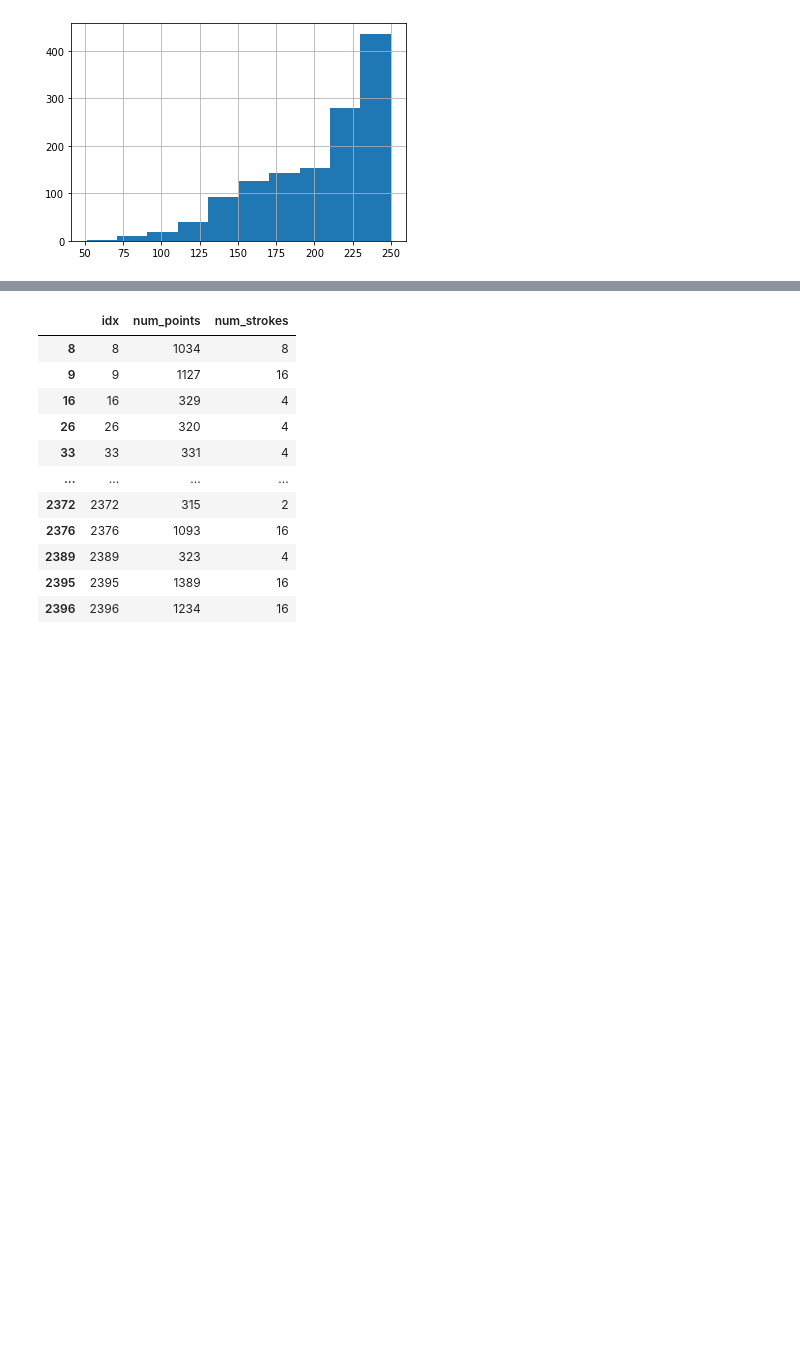
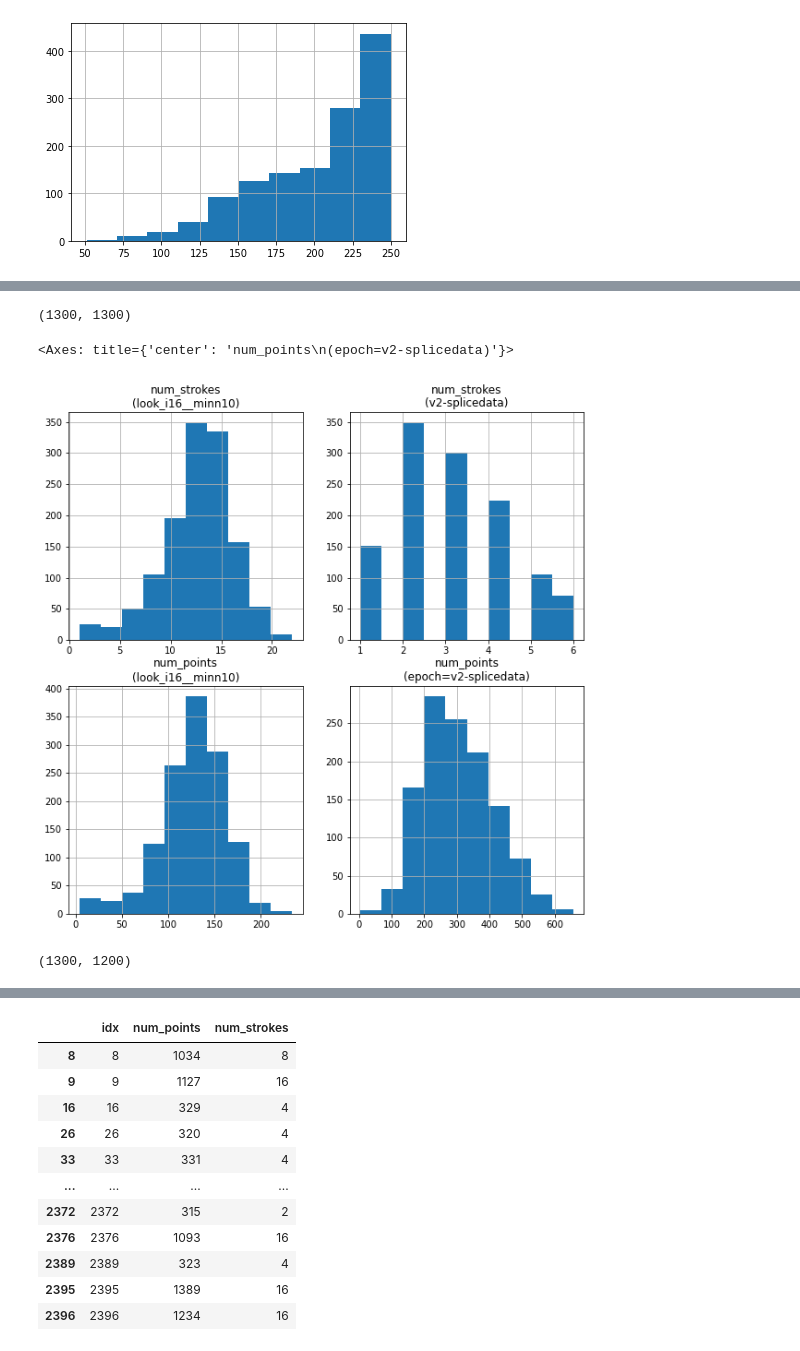
Before and after one commit to andrewlook/notebooks, a Jupyter notebook: nbs/jupyter/20240311_dataset_review.ipynb, the cells around one changed output, grey strips where cells are left out. Cells and saved outputs as stored; diff of their text form; code cells hidden in the pictures; blank space fills up the shorter version.

```diff
--- a/nbs/jupyter/20240311_dataset_review.ipynb
+++ b/nbs/jupyter/20240311_dataset_review.ipynb
@@ -164,0 +168,26 @@ df4.num_points.hist(ax=ax4)
+# %%
+len(df0), len(df1)
+# %% [output]
+(1300, 1300)
+# %%
+import matplotlib.pyplot as plt
+
+fig, ((ax1, ax2), (ax3, ax4)) = plt.subplots(2, 2, figsize=(10,10))
+
+ax1.set_title('num_strokes\n(look_i16__minn10)')
+df1.num_strokes.hist(ax=ax1)
+
+ax2.set_title('num_strokes\n(v2-splicedata)')
+df2.num_strokes.hist(ax=ax2)
+
+ax3.set_title('num_points\n(look_i16__minn10)')
+df1.num_points.hist(ax=ax3)
+ax4.set_title('num_points\n(epoch=v2-splicedata)')
+df2.num_points.hist(ax=ax4)
+# %% [output]
+<Axes: title={'center': 'num_points\n(epoch=v2-splicedata)'}>
+[figure, added]
+# %%
+len(df1), len(df2)
+# %% [output]
+(1300, 1200)
```
Also changed, not shown: parts of 5 cells of this notebook.
